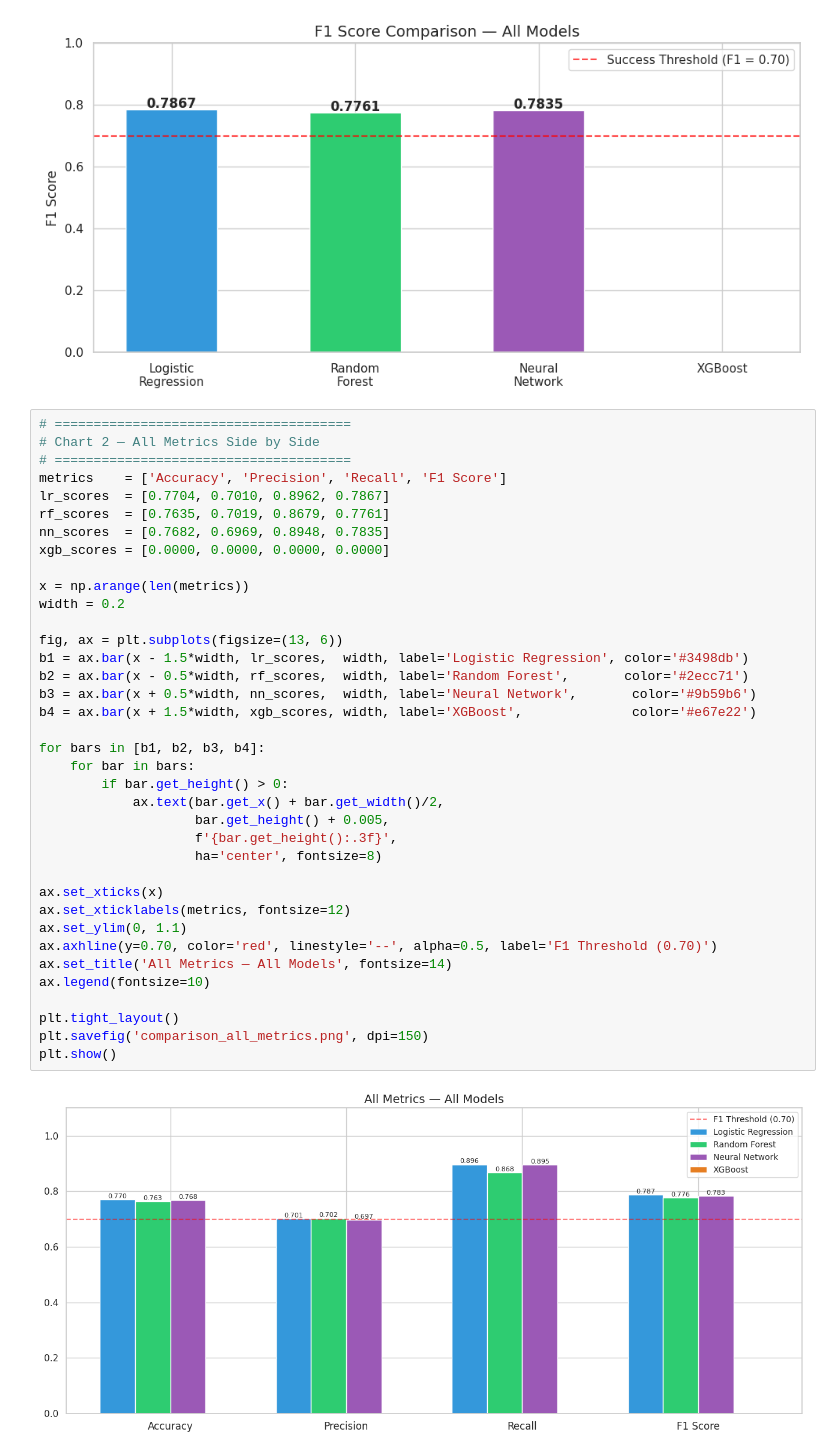
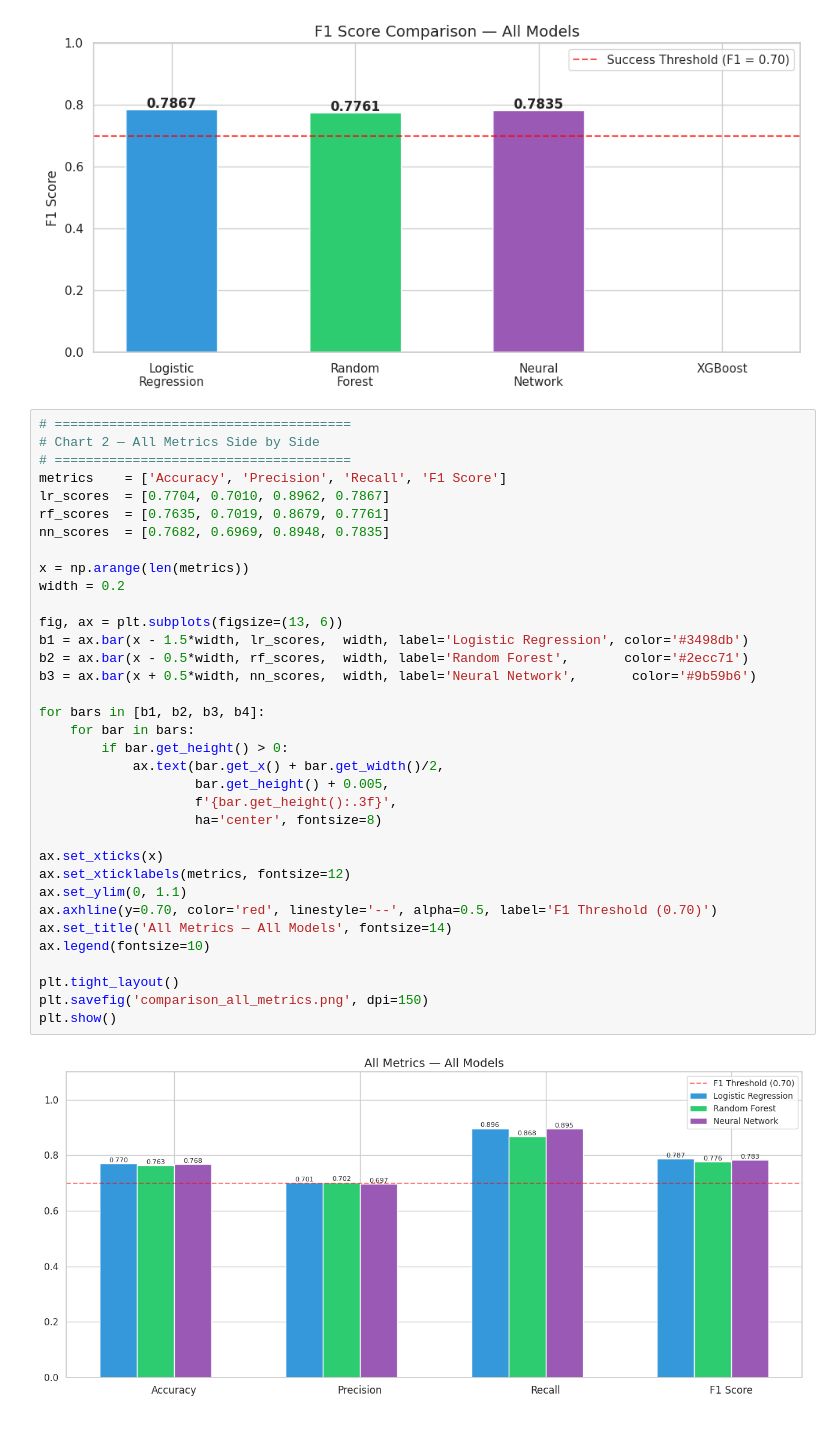
Before and after one commit to linda-bsharat/telco-customer-churn-prediction, a Jupyter notebook: notebooks/ 03_model_building.ipynb, the cells around one changed output. Cells and saved outputs as stored; diff of their text form.

```diff
--- a/notebooks/ 03_model_building.ipynb
+++ b/notebooks/ 03_model_building.ipynb
@@ -495,37 +413,35 @@ metrics    = ['Accuracy', 'Precision', 'Recall', 'F1 Score']
 lr_scores  = [0.7704, 0.7010, 0.8962, 0.7867]
 rf_scores  = [0.7635, 0.7019, 0.8679, 0.7761]
 nn_scores  = [0.7682, 0.6969, 0.8948, 0.7835]
-xgb_scores = [0.0000, 0.0000, 0.0000, 0.0000]
 
 x = np.arange(len(metrics))
 width = 0.2
 
 fig, ax = plt.subplots(figsize=(13, 6))
 b1 = ax.bar(x - 1.5*width, lr_scores,  width, label='Logistic Regression', color='#3498db')
 b2 = ax.bar(x - 0.5*width, rf_scores,  width, label='Random Forest',       color='#2ecc71')
 b3 = ax.bar(x + 0.5*width, nn_scores,  width, label='Neural Network',       color='#9b59b6')
-b4 = ax.bar(x + 1.5*width, xgb_scores, width, label='XGBoost',              color='#e67e22')
 
 for bars in [b1, b2, b3, b4]:
     for bar in bars:
         if bar.get_height() > 0:
             ax.text(bar.get_x() + bar.get_width()/2,
                     bar.get_height() + 0.005,
                     f'{bar.get_height():.3f}',
                     ha='center', fontsize=8)
 
 ax.set_xticks(x)
 ax.set_xticklabels(metrics, fontsize=12)
 ax.set_ylim(0, 1.1)
 ax.axhline(y=0.70, color='red', linestyle='--', alpha=0.5, label='F1 Threshold (0.70)')
 ax.set_title('All Metrics — All Models', fontsize=14)
 ax.legend(fontsize=10)
 
 plt.tight_layout()
 plt.savefig('comparison_all_metrics.png', dpi=150)
 plt.show()
 # %% [output]
-[figure, old version]
+[figure, new version]
 # %%
 # ======================================
 # Final Summary Table
```
Also changed, not shown: parts of 28 cells of this notebook.
